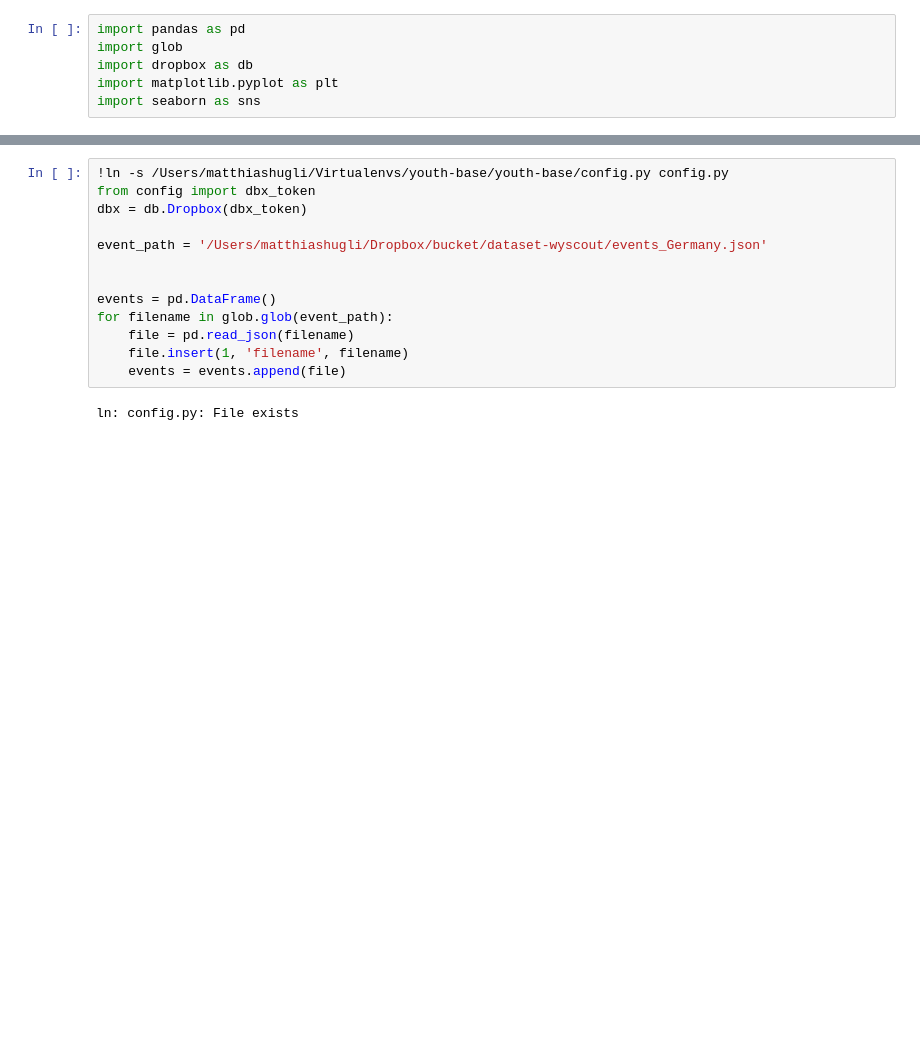
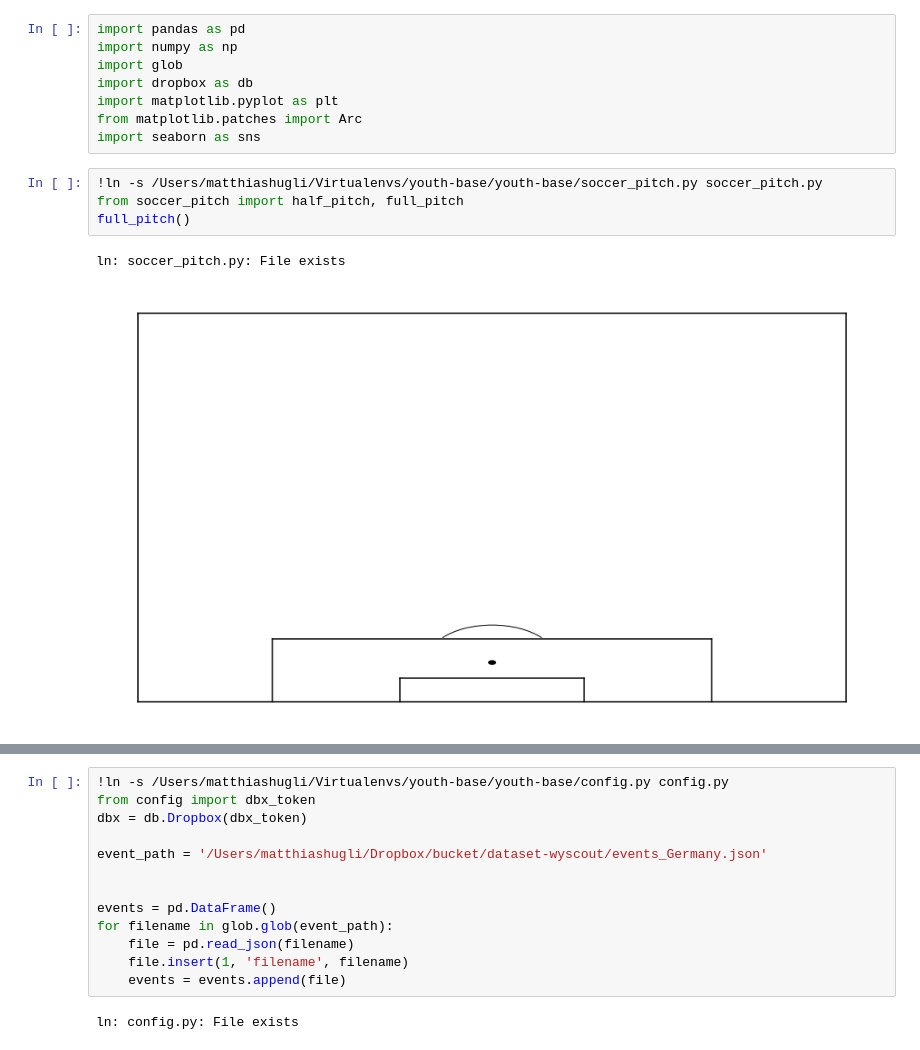
Before and after one commit to keepertrainer78698/youth-base, a Jupyter notebook: goalkeeping/int-goalkeeping/events.ipynb, the cells around one changed output, grey strips where cells are left out. Saved outputs shown, nothing was run; the diff lists cells and outputs as text; blank space fills up the shorter version.

```diff
--- a/goalkeeping/int-goalkeeping/events.ipynb
+++ b/goalkeeping/int-goalkeeping/events.ipynb
@@ -1,6 +1,15 @@
 # %%
 import pandas as pd
+import numpy as np
 import glob
 import dropbox as db
 import matplotlib.pyplot as plt
+from matplotlib.patches import Arc
 import seaborn as sns
+# %%
+!ln -s /Users/matthiashugli/Virtualenvs/youth-base/youth-base/soccer_pitch.py soccer_pitch.py
+from soccer_pitch import half_pitch, full_pitch
+full_pitch()
+# %% [output]
+ln: soccer_pitch.py: File exists
+[figure, added]
```
Also changed, not shown: parts of 13 cells of this notebook, 6 other files.
